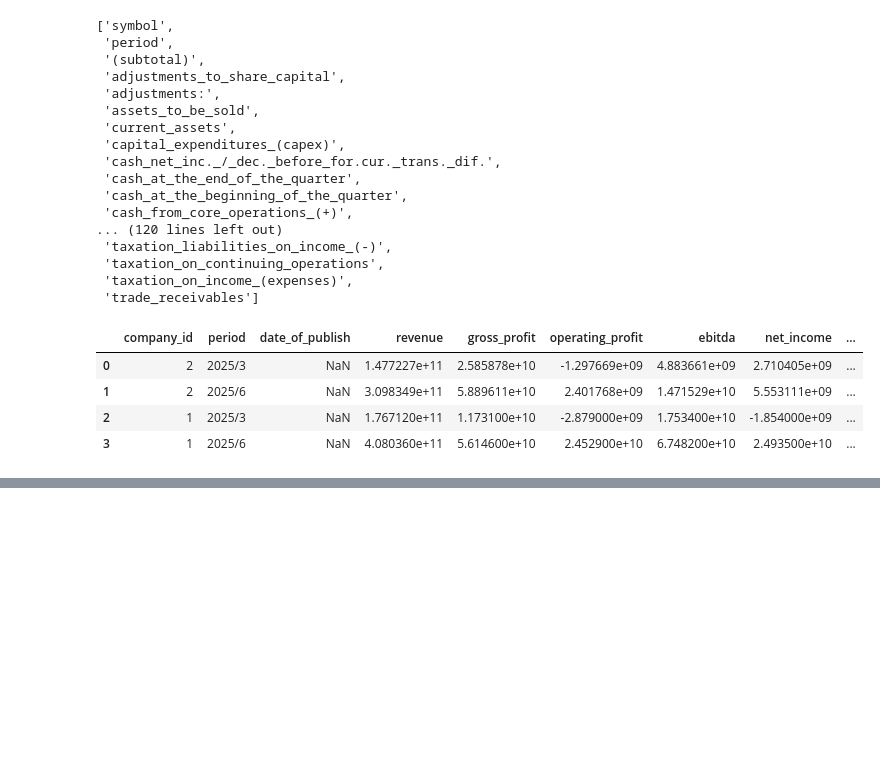
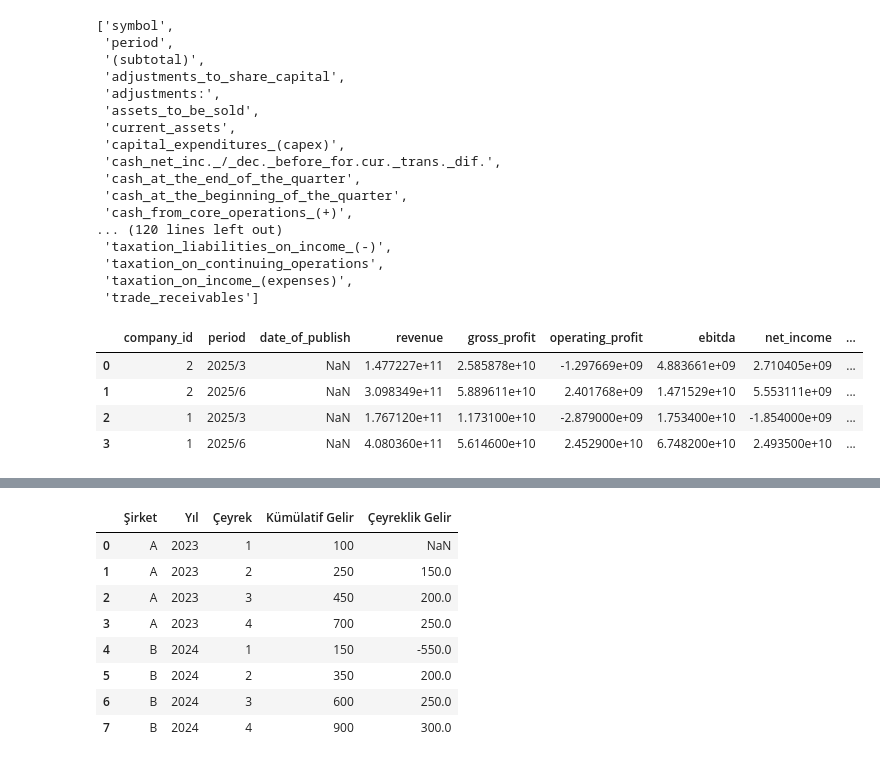
Before and after one commit to barbarosugurkan/portfolio-backtest-project, a Jupyter notebook: docs/test_fetch_financials.ipynb, the cells around one changed output, grey strips where cells are left out. Saved outputs shown, nothing was run; the diff lists cells and outputs as text; code cells hidden in the pictures; blank space fills up the shorter version.

```diff
--- a/docs/test_fetch_financials.ipynb
+++ b/docs/test_fetch_financials.ipynb
@@ -142,0 +274,13 @@ df_pivoted
+# %%
+df["Çeyreklik Gelir"] = df["Kümülatif Gelir"] - df["Kümülatif Gelir"].shift(1)
+df
+# %% [output]
+|  | Şirket | Yıl | Çeyrek | Kümülatif Gelir | Çeyreklik Gelir |
+| 0 | A | 2023 | 1 | 100 | NaN |
+| 1 | A | 2023 | 2 | 250 | 150.0 |
+| 2 | A | 2023 | 3 | 450 | 200.0 |
+| 3 | A | 2023 | 4 | 700 | 250.0 |
+| 4 | B | 2024 | 1 | 150 | -550.0 |
+| 5 | B | 2024 | 2 | 350 | 200.0 |
+| 6 | B | 2024 | 3 | 600 | 250.0 |
+| 7 | B | 2024 | 4 | 900 | 300.0 |
```
Also changed, not shown: parts of 9 cells of this notebook, 4 other files.
